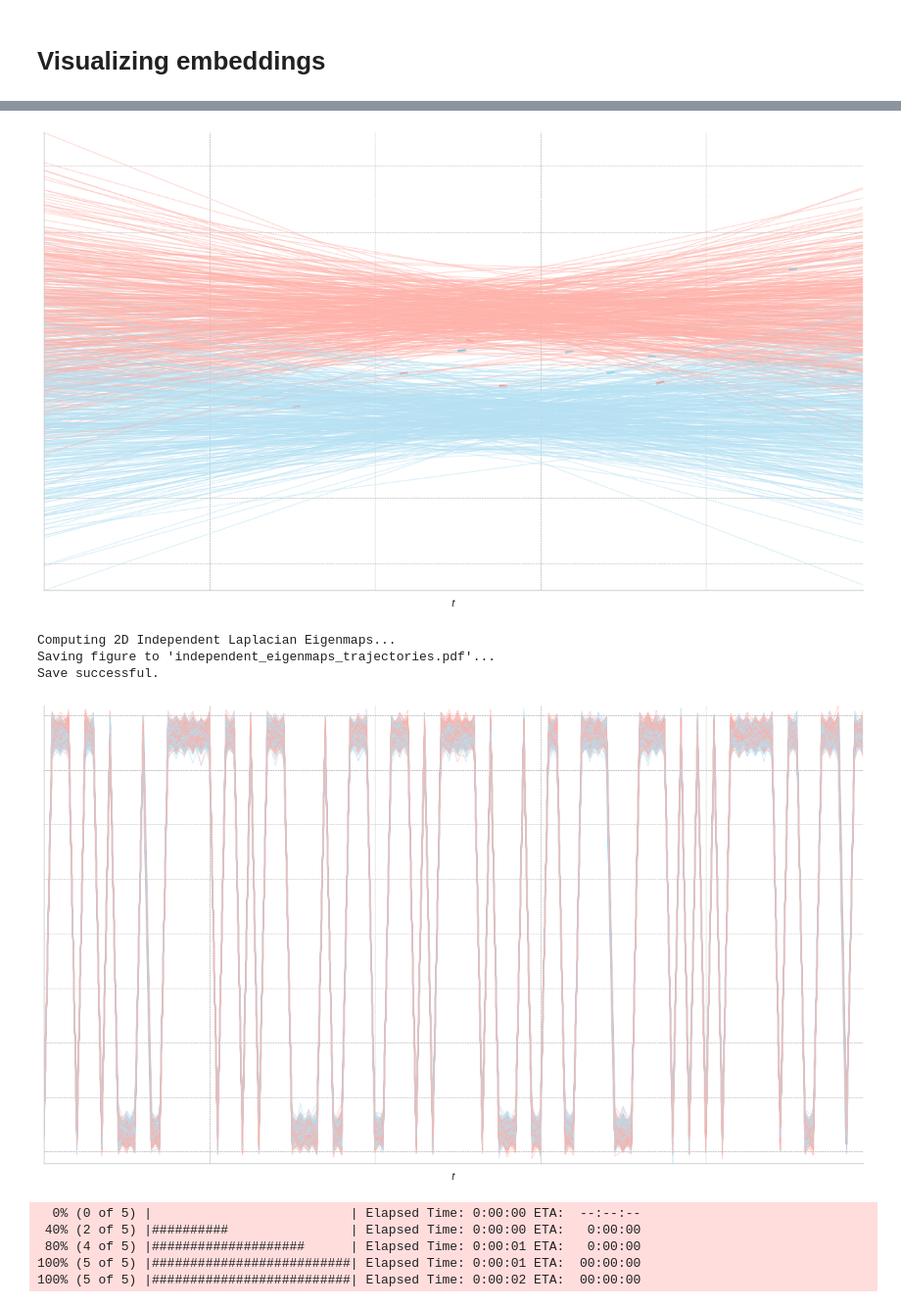
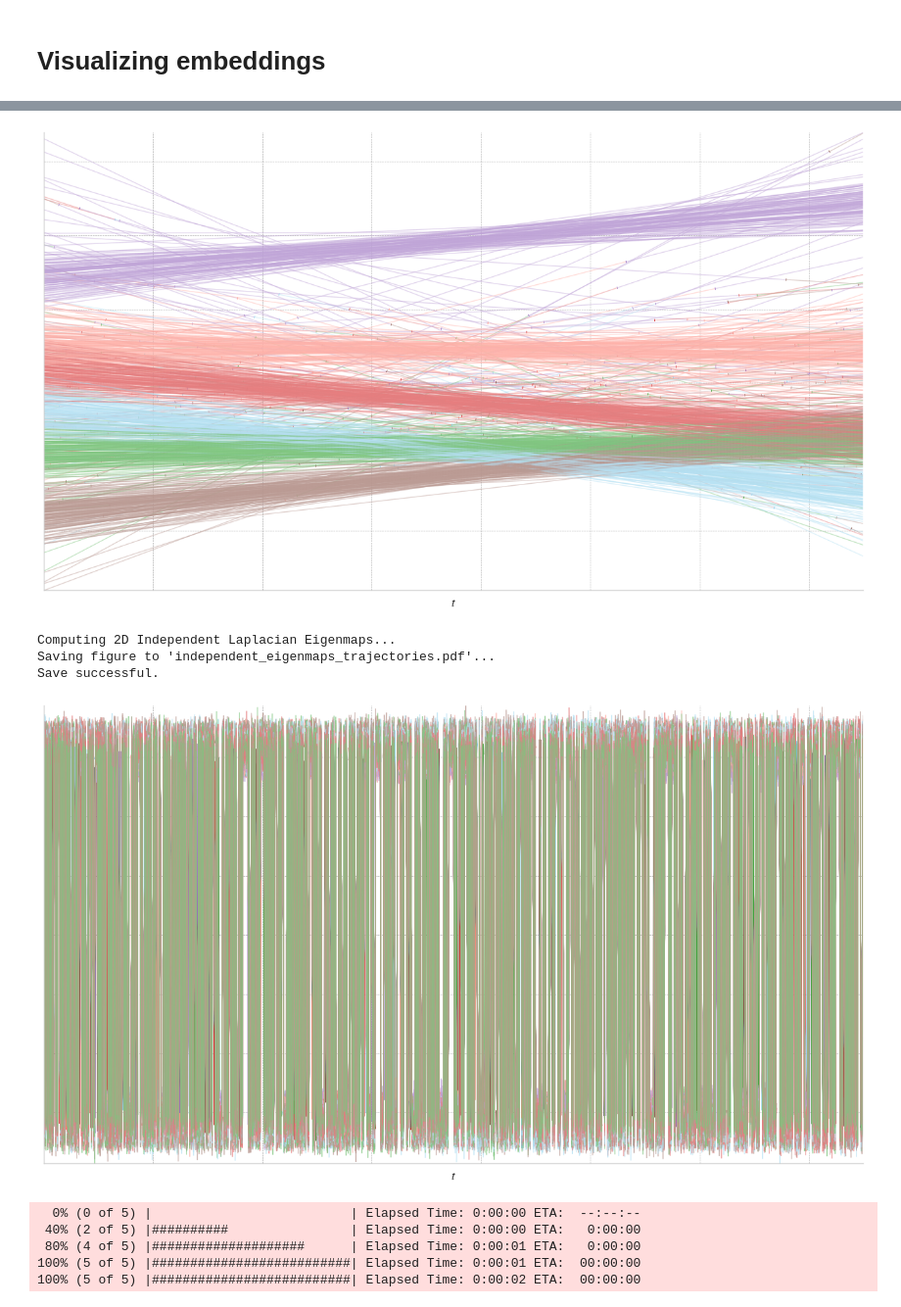
Before and after one commit to JacobH140/spectral-dcd, a Jupyter notebook: spectraldcd/experiments/demo.ipynb, the cells around one changed output, grey strips where cells are left out. Shown at 98% size. Saved outputs shown, nothing was run; the diff lists cells and outputs as text; code cells hidden in the pictures.

```diff
--- a/spectraldcd/experiments/demo.ipynb
+++ b/spectraldcd/experiments/demo.ipynb
@@ -495,9 +495,9 @@ def plot_1d_temporal_trajectories(
 
 
 print("Generating synthetic temporal graph data...")
-d = 750
-T = 100
-k = 2
+d = 1000
+T = 1500
+k = 6
 pin = 0.3
 pout = 0.05
 p_switch = 0.02
@@ -533,10 +533,10 @@ Time to get geodesic embeddings: 8.330996990203857
 Saving figure to 'geodesic_trajectories.pdf'...
 Save successful.
-[figure, old version]
+[figure, new version]
 Computing 2D Independent Laplacian Eigenmaps...
 Saving figure to 'independent_eigenmaps_trajectories.pdf'...
 Save successful.
-[figure, old version]
+[figure, new version]
 # %%
 
 
```
Also changed, not shown: parts of 1 cell of this notebook, 5 other files.
